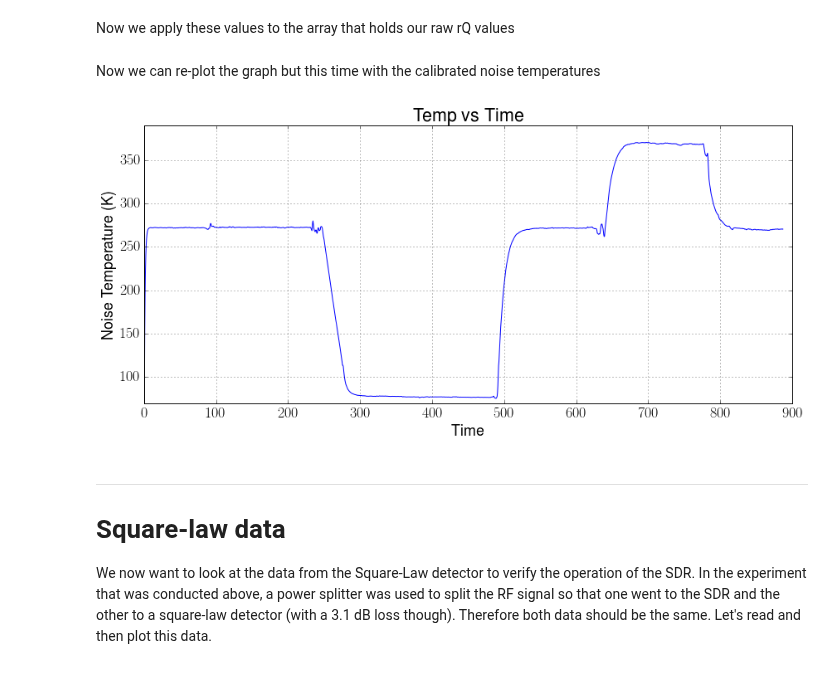
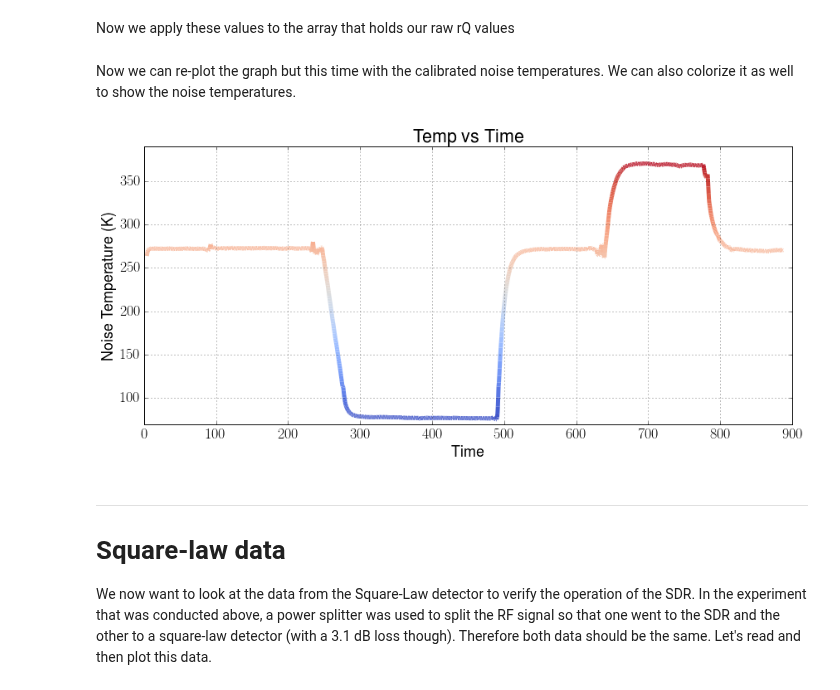
Before and after one commit to matgyver/Radiometer-SDR-Thesis, a Jupyter notebook: Experiments/Exp1/radiometer_experiment_1.ipynb, the cells around one changed output. Saved outputs shown, nothing was run; the diff lists cells and outputs as text; code cells hidden in the pictures.

Commit message:
Massive updates
Updates to all files.  Removed some extra files that are not needed.
Added colorline module for some plots.  Added some screenshots for
waterfall display.

```diff
--- a/Experiments/Exp1/radiometer_experiment_1.ipynb
+++ b/Experiments/Exp1/radiometer_experiment_1.ipynb
@@ -42,6 +44,12 @@ import scipy
 import numpy
 import scipy.io as sio
 import csv
+import matplotlib.image as mpimg
+
+import colorline
+colorline = colorline.colorline
+
+from scipy.interpolate import interp1d
 # %% [markdown]
 Before we begin, let's look at what we expect our performance to be.  This is our $NE\Delta T$ equation and the equations is below.
 
@@ -179,18 +187,38 @@ Now we apply these values to the array that holds our raw rQ values
 # %%
 g = f*z[0]+z[1]
 # %% [markdown]
-Now we can re-plot the graph but this time with the calibrated noise temperatures
+Now we can re-plot the graph but this time with the calibrated noise temperatures.  We can also colorize it as well to show the noise temperatures.
-# %%
-fig = plt.figure(figsize=(14,6), dpi=300)
-plot(y,g)
-xlabel('Time')
-ylabel('Noise Temperature (K)')
-title('Temp vs Time')
-grid(True)
-axis([0, 900, 70, 390])
-fig.savefig("sdr_calibrated.pdf", dpi=300)
-# %% [output]
-[figure, removed]
+# %%
+m = interp1d([70,375],[0,1])
+g = g[(4*2):]
+y = y[(4*2):]
+# %%
+fig = plt.figure(figsize=(14,6), dpi=300)
+#plot(y,g)
+colorline(y,g,m(g),linewidth=5,cmap='coolwarm')
+xlabel('Time')
+ylabel('Noise Temperature (K)')
+title('Temp vs Time')
+grid(True)
+axis([0, 900, 70, 390])
+ax.annotate('Ice Water', xy=(.15, .7),  xycoords='axes fraction',
+                xytext=(0.15, 0.85), textcoords='axes fraction',
+                arrowprops=dict(facecolor='black', shrink=0.05),
+                horizontalalignment='center', verticalalignment='top',
+                )
+ax.annotate('LN2', xy=(.42, .17),  xycoords='axes fraction',
+                xytext=(0.42, 0.32), textcoords='axes fraction',
+                arrowprops=dict(facecolor='black', shrink=0.05),
+                horizontalalignment='center', verticalalignment='top',
+                )
+ax.annotate('Hot Water', xy=(.8, .9),  xycoords='axes fraction',
+                xytext=(0.8, 0.75), textcoords='axes fraction',
+                arrowprops=dict(facecolor='black', shrink=0.05),
+                horizontalalignment='center', verticalalignment='top',
+                )
+fig.savefig("sdr_calibrated_color.pdf", dpi=300)
+# %% [output]
+[figure, added]
 # %% [markdown]
 - - -
 # Square-law data
```
Also changed, not shown: parts of 16 cells of this notebook, 48 other files.
